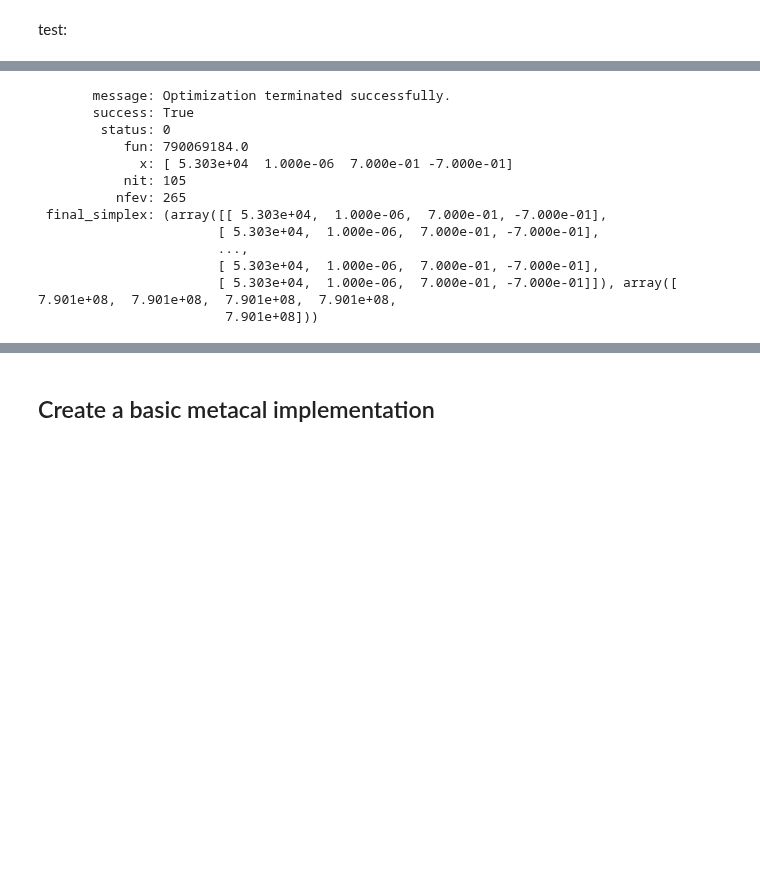
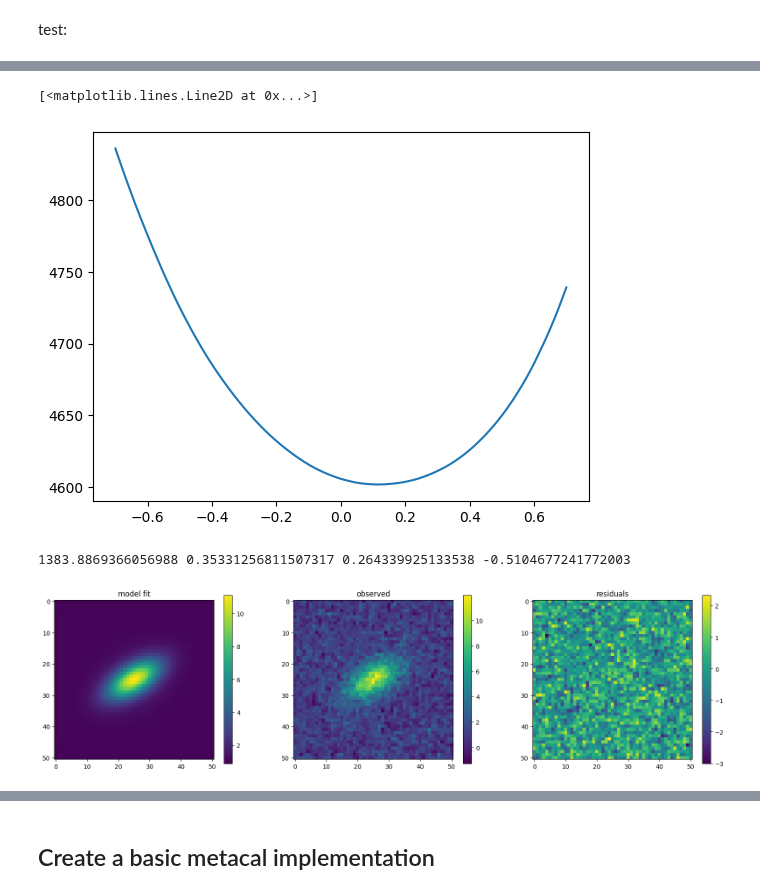
Before and after one commit to andrevitorelli/that-box-over-there, a Jupyter notebook: pujol.ipynb, the cells around one changed output, grey strips where cells are left out. Cells and saved outputs as stored; diff of their text form; code cells hidden in the pictures; blank space fills up the shorter version.

```diff
--- a/pujol.ipynb
+++ b/pujol.ipynb
@@ -142,3 +121,2 @@ model(flux=10,hlr=.5,g1=.1,g2=0,psfs=psfs,boxsize=51,scale=.1)
 # %%
-loss=create_loss(model=model,images=array(
-  [obs1.drawImage(nx=51,ny=51,scale=.1).array,obs2.drawImage(nx=51,ny=51,scale=.1).array]),psfs=psfs,boxsize=51,scale=.1)
+loss=create_loss(model=model,images=obs_ims,sky_level=sky_level,psfs=psfs,boxsize=51,scale=.1)
@@ -147,17 +123,25 @@ from scipy.optimize import minimize
+# %%
+X = np.linspace(-.7,.7,2000)
+Y = [loss(array([flu*.1,0.5,x,0])) for x in X]
+plot(X,array(Y))
+# %% [output]
+[<matplotlib.lines.Line2D at 0x...>]
+[figure, added]
 # %%
-result=minimize(loss,x0=array([10,0.5,0.,0.]),bounds=[(1.,2e6),(1e-6,100.),(-.7,.7),(-.7,.7)],method='Nelder-Mead')
-result
+result=minimize(loss,x0=array([gal_flu,1.,0.,0.]),bounds=[(gal_flu*0.5,gal_flu*1.5),(.1,10.),(-.7,.7),(-.7,.7)],method='Nelder-Mead')
+obsfit = model(*result.x,bkg=sky_level,psfs=[psf2],boxsize=51,scale=.1)[0]
+figure(figsize=(20,5))
+subplot(131)
+title('model fit')
+imshow(obsfit);colorbar()
+subplot(132)
+title('observed')
+imshow(obs2.drawImage(nx=51,ny=51,scale=.1).array);colorbar()
+subplot(133)
+title('residuals')
+imshow(obsfit-obs1.drawImage(nx=51,ny=51,scale=.1).array);colorbar()
+print(*result.x)
+savefig('somenoise.png',bbox_inches='tight')
 # %% [output]
-       message: Optimization terminated successfully.
-       success: True
-        status: 0
-           fun: 790069184.0
-             x: [ 5.303e+04  1.000e-06  7.000e-01 -7.000e-01]
-           nit: 105
-          nfev: 265
- final_simplex: (array([[ 5.303e+04,  1.000e-06,  7.000e-01, -7.000e-01],
-                       [ 5.303e+04,  1.000e-06,  7.000e-01, -7.000e-01],
-                       ...,
-                       [ 5.303e+04,  1.000e-06,  7.000e-01, -7.000e-01],
-                       [ 5.303e+04,  1.000e-06,  7.000e-01, -7.000e-01]]), array([ 7.901e+08,  7.901e+08,  7.901e+08,  7.901e+08,
-                        7.901e+08]))
+1383.8869366056988 0.35331256811507317 0.264339925133538 -0.5104677241772003
+[figure, added]
```
Also changed, not shown: parts of 11 cells of this notebook.
